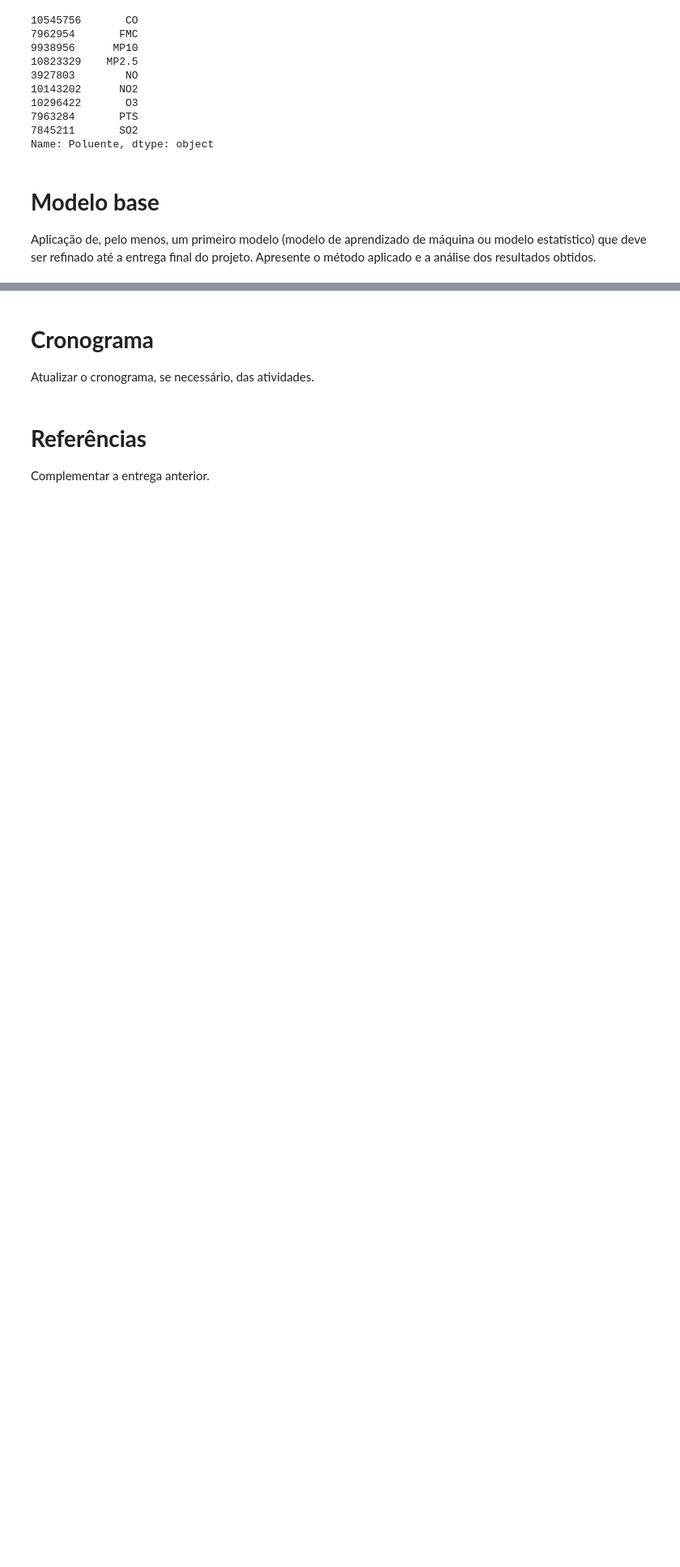
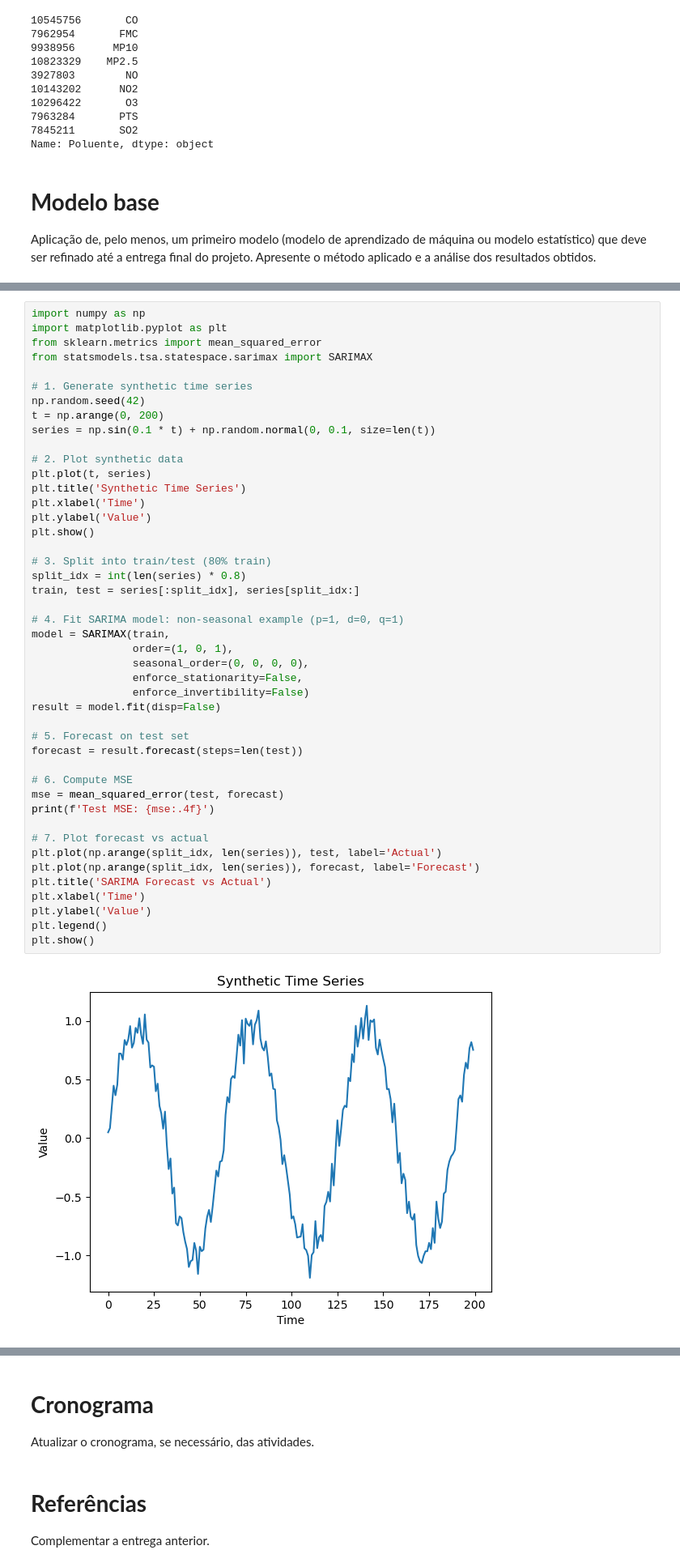
Before and after one commit to victorteodoro/projeto-aplicado-iv, a Jupyter notebook: projeto/cd_projeto_aplicado_IV_entrega_3.ipynb, the cells around one changed output, grey strips where cells are left out. Shown at 81% size. Drawn from its saved outputs; the diff is of its cells as text; blank space fills up the shorter version.

Commit message:
Add more model to the draft of the 3rd delivery

```diff
--- a/projeto/cd_projeto_aplicado_IV_entrega_3.ipynb
+++ b/projeto/cd_projeto_aplicado_IV_entrega_3.ipynb
@@ -168,0 +172,47 @@ plt.show()
+# %%
+import numpy as np
+import matplotlib.pyplot as plt
+from sklearn.metrics import mean_squared_error
+from statsmodels.tsa.statespace.sarimax import SARIMAX
+
+# 1. Generate synthetic time series
+np.random.seed(42)
+t = np.arange(0, 200)
+series = np.sin(0.1 * t) + np.random.normal(0, 0.1, size=len(t))
+
+# 2. Plot synthetic data
+plt.plot(t, series)
+plt.title('Synthetic Time Series')
+plt.xlabel('Time')
+plt.ylabel('Value')
+plt.show()
+
+# 3. Split into train/test (80% train)
+split_idx = int(len(series) * 0.8)
+train, test = series[:split_idx], series[split_idx:]
+
+# 4. Fit SARIMA model: non-seasonal example (p=1, d=0, q=1)
+model = SARIMAX(train,
+                order=(1, 0, 1),
+                seasonal_order=(0, 0, 0, 0),
+                enforce_stationarity=False,
+                enforce_invertibility=False)
+result = model.fit(disp=False)
+
+# 5. Forecast on test set
+forecast = result.forecast(steps=len(test))
+
+# 6. Compute MSE
+mse = mean_squared_error(test, forecast)
+print(f'Test MSE: {mse:.4f}')
+
+# 7. Plot forecast vs actual
+plt.plot(np.arange(split_idx, len(series)), test, label='Actual')
+plt.plot(np.arange(split_idx, len(series)), forecast, label='Forecast')
+plt.title('SARIMA Forecast vs Actual')
+plt.xlabel('Time')
+plt.ylabel('Value')
+plt.legend()
+plt.show()
+# %% [output]
+[figure, added]
```
Also changed, not shown: parts of 3 cells of this notebook.
